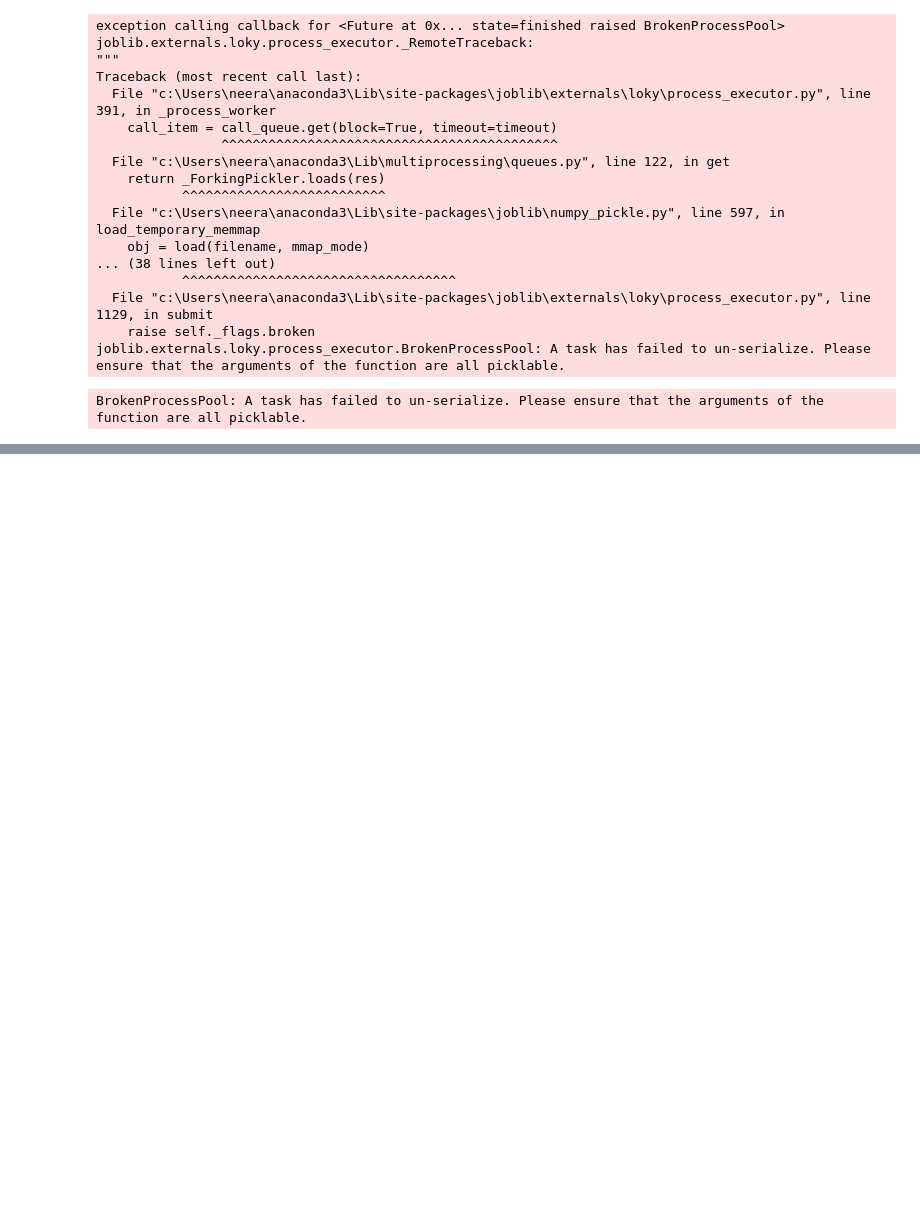
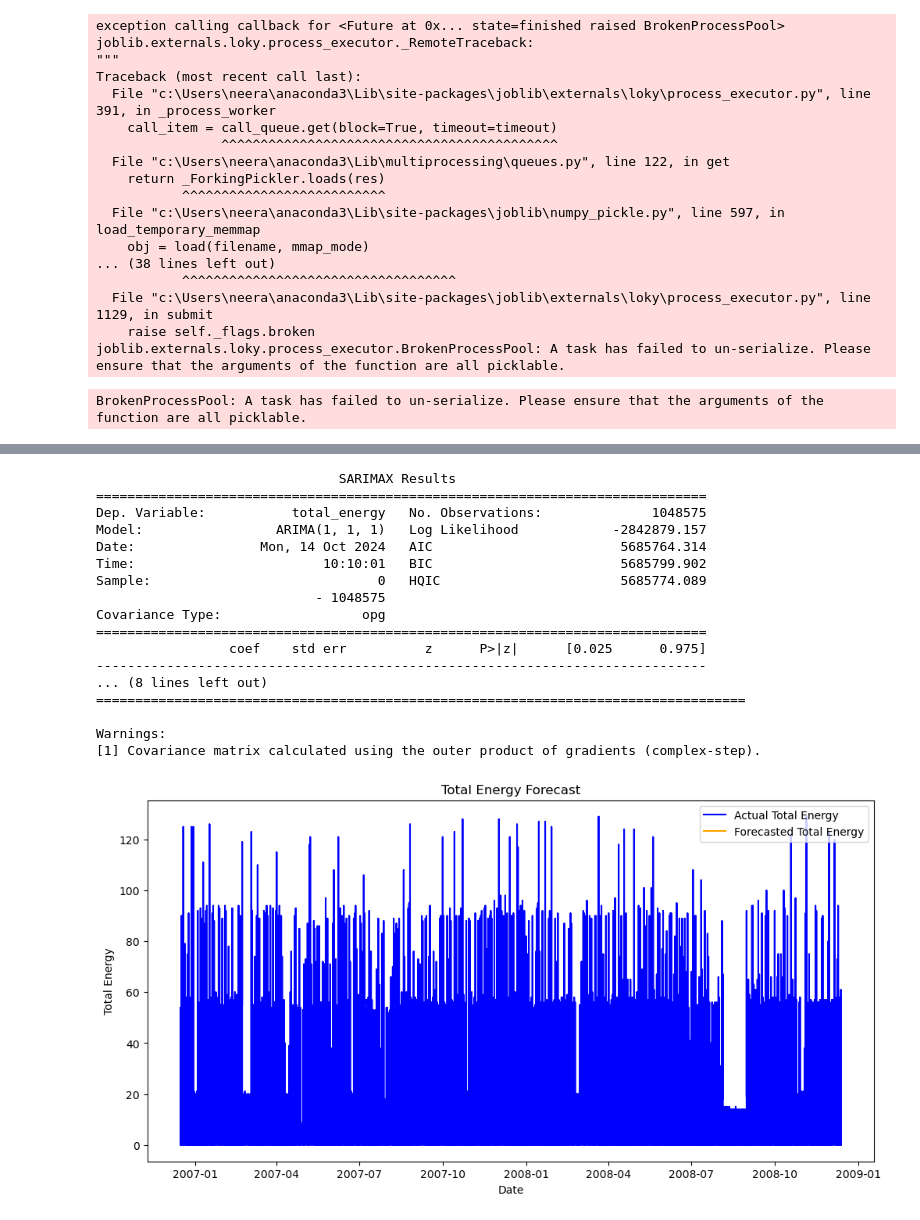
Before and after one commit to PushkarPY123/Final-Project-114965-MGT-665-NW1, a Jupyter notebook: Untitled57project.ipynb, the cells around one changed output, grey strips where cells are left out. Drawn from its saved outputs; the diff is of its cells as text; code cells hidden in the pictures; blank space fills up the shorter version.

```diff
--- a/Untitled57project.ipynb
+++ b/Untitled57project.ipynb
@@ -583,0 +1163,60 @@ print("Mean Squared Error:", mse)
+# %%
+import pandas as pd
+from statsmodels.tsa.arima.model import ARIMA
+import matplotlib.pyplot as plt
+
+# Create the 'Date' column
+df['Date'] = pd.to_datetime(df[['Year', 'Month', 'Day']])
+
+# Set the 'Date' column as the index
+df.set_index('Date', inplace=True)
+
+# Ensure you have the correct target variable
+train = df['total_energy']  # Using 'total_energy' as the target variable
+
+# Fit the ARIMA model
+model = ARIMA(train, order=(1, 1, 1))
+model_fit = model.fit()
+
+# Print model summary
+print(model_fit.summary())
+
+# Forecasting future values
+n_forecast = 30  # Number of steps to forecast
+forecast = model_fit.forecast(steps=n_forecast)
+
+# Create a date range for the forecast
+last_date = df.index[-1]
+forecast_index = pd.date_range(start=last_date + pd.Timedelta(days=1), periods=n_forecast)
+
+# Create a DataFrame for the forecasted values
+forecast_df = pd.DataFrame(forecast, index=forecast_index, columns=['Forecasted_Total_Energy'])
+
+# Visualize the actual vs. forecasted values
+plt.figure(figsize=(12, 6))
+plt.plot(train, label='Actual Total Energy', color='blue')
+plt.plot(forecast_df, label='Forecasted Total Energy', color='orange')
+plt.title('Total Energy Forecast')
+plt.xlabel('Date')
+plt.ylabel('Total Energy')
+plt.legend()
+plt.show()
+# %% [output]
+                               SARIMAX Results
+==============================================================================
+Dep. Variable:           total_energy   No. Observations:              1048575
+Model:                 ARIMA(1, 1, 1)   Log Likelihood            -2842879.157
+Date:                Mon, 14 Oct 2024   AIC                        5685764.314
+Time:                        10:10:01   BIC                        5685799.902
+Sample:                             0   HQIC                       5685774.089
+                            - 1048575
+Covariance Type:                  opg
+==============================================================================
+                 coef    std err          z      P>|z|      [0.025      0.975]
+------------------------------------------------------------------------------
+... (8 lines left out)
+===================================================================================
+
+Warnings:
+[1] Covariance matrix calculated using the outer product of gradients (complex-step).
+[figure, added]
```
Also changed, not shown: parts of 29 cells of this notebook.
